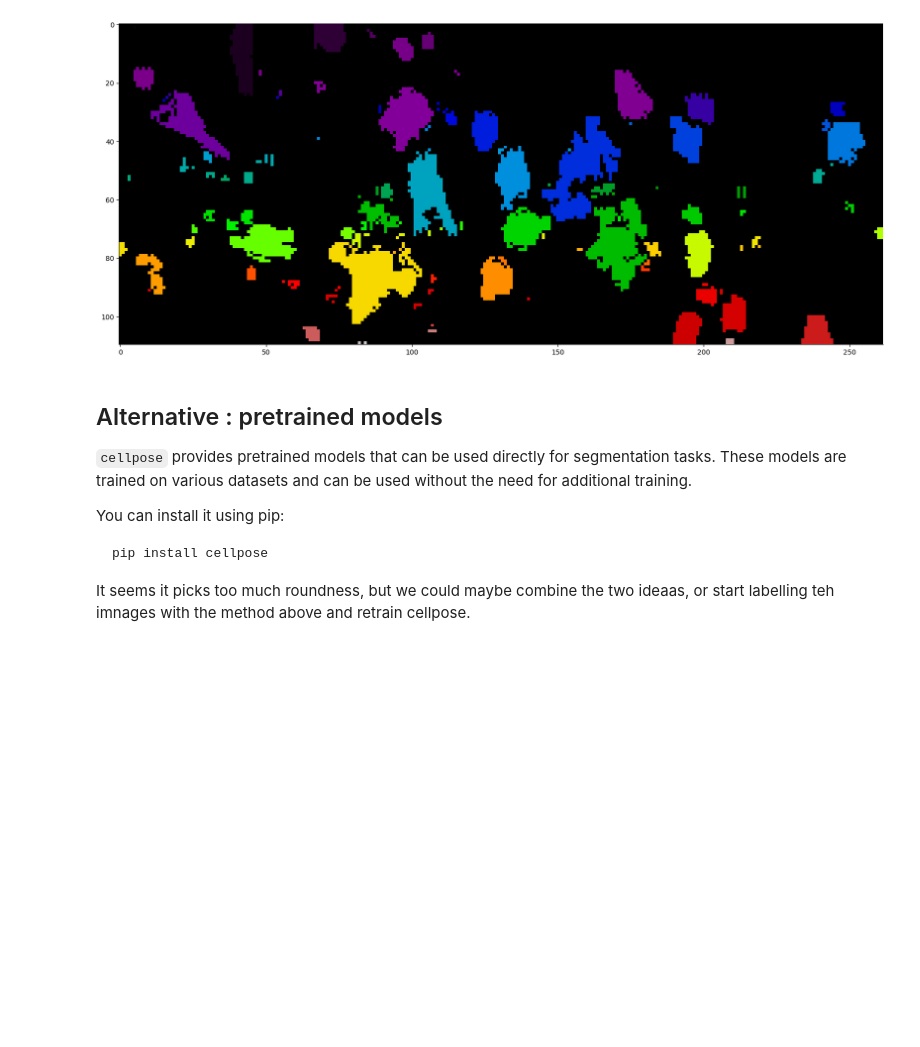
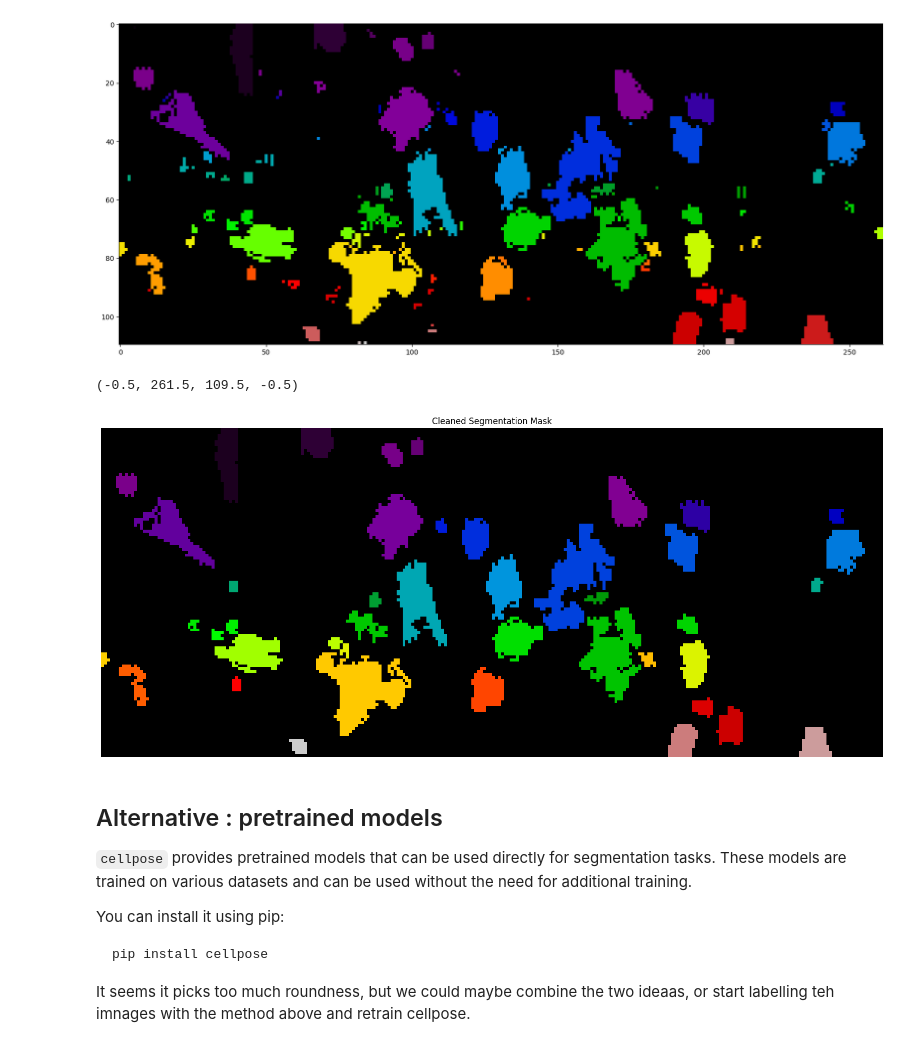
Before and after one commit to gz19090/Osteocytes-Summer-Project-2025, a Jupyter notebook: 2d-cell-cultures/Osteocytes culture/background.ipynb, the cells around one changed output. Cells and saved outputs as stored; diff of their text form; code cells hidden in the pictures; blank space fills up the shorter version.

Commit message:
cleaned from small objects

```diff
--- a/2d-cell-cultures/Osteocytes culture/background.ipynb
+++ b/2d-cell-cultures/Osteocytes culture/background.ipynb
@@ -144,6 +144,20 @@ plt.imshow(segmentation_mask, cmap='nipy_spectral')
 # %% [output]
 <matplotlib.image.AxesImage at 0x...>
 [figure]
+# %%
+from skimage.morphology import remove_small_objects
+
+# Remove small objects from segmentation_mask
+min_area = 10  # You can adjust this threshold as needed
+cleaned_labelled = remove_small_objects(segmentation_mask, min_size=min_area)
+
+plt.figure(figsize=(20, 10))
+plt.imshow(cleaned_labelled, cmap='nipy_spectral')
+plt.title('Cleaned Segmentation Mask')
+plt.axis('off')
+# %% [output]
+(-0.5, 261.5, 109.5, -0.5)
+[figure, added]
 # %% [markdown]
 ## Alternative : pretrained models
 
```
